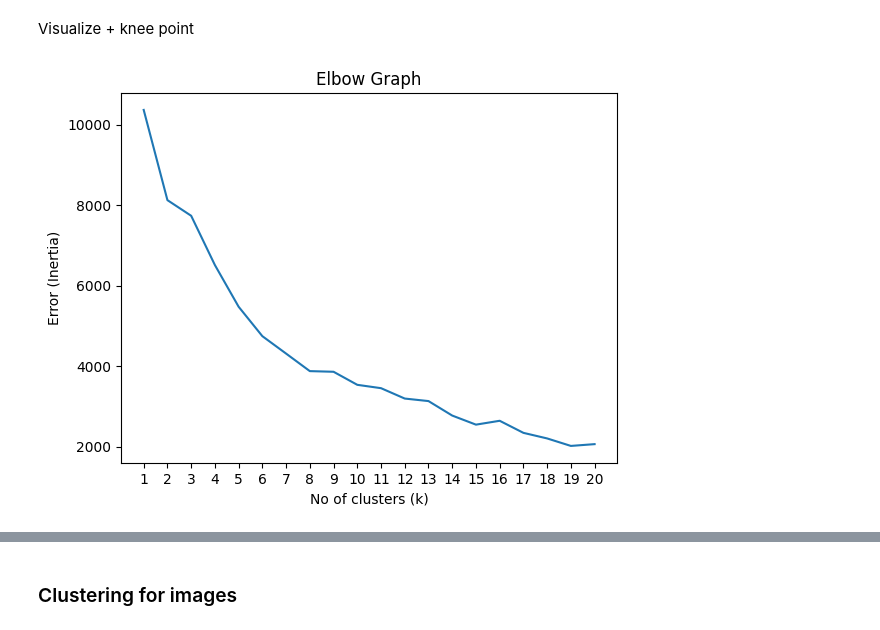
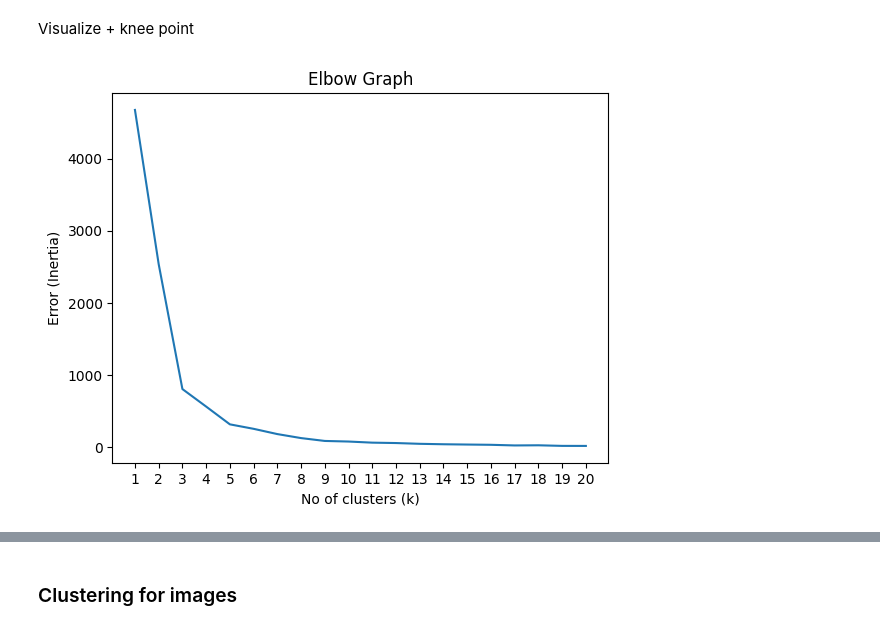
Before and after one commit to Alex9667/PetfinderPawpularityScore, a Jupyter notebook: app.ipynb, the cells around one changed output, grey strips where cells are left out. Cells and saved outputs as stored; diff of their text form; code cells hidden in the pictures.

Commit message:
Fixed unsupervised methods (clustering)
Added PCA before fit

```diff
--- a/app.ipynb
+++ b/app.ipynb
@@ -257,0 +260,32 @@ fig2.savefig("./static/kmeansplot4_scale_pca.png")
+# %%
+pca = PCA(n_components=2)
+clusters = 5
+X_pca = pca.fit_transform(kmean_data)
+kmeans = KMeans(n_clusters=clusters)
+kmeans.fit(X_pca)
+kmean_pred = kmeans.predict(X_pca)
+
+X_pca_scaled = pca.fit_transform(kmean_data_scaled)
+kmeans_with_scaled = KMeans(n_clusters=clusters)
+kmeans_with_scaled.fit(X_pca_scaled)
+kmean_pred_from_scaled = kmeans_with_scaled.predict(X_pca_scaled)
+
+
+# fig1, ax1 = plt.subplots()
+fig1 = plt.figure()
+ax1 = plt.axes(projection='3d')
+fig2, ax2 = plt.subplots()
+
+ax1.scatter(X_pca[:,0], X_pca[:,1], c=kmean_pred)
+ax1.scatter(kmeans.cluster_centers_[:,0], kmeans.cluster_centers_[:,1], c='black', marker='+')
+ax1.set_title("Not scaled, with PCA")
+fig1.savefig("./static/kmeansplot_early_pca_noscale.png")
+
+# X_pca = pca.fit_transform(kmean_data_scaled)
+ax2.scatter(X_pca_scaled[:,0], X_pca_scaled[:,1], c=kmean_pred_from_scaled)
+ax2.scatter(kmeans_with_scaled.cluster_centers_[:,0], kmeans_with_scaled.cluster_centers_[:,1], c='black', marker='+')
+ax2.set_title("Scaled, with PCA")
+fig2.savefig("./static/kmeansplot_early_pca_scale.png")
+
+print(kmeans.cluster_centers_)
+print(kmeans_with_scaled.cluster_centers_)
@@ -260,14 +307,14 @@ Visualize + knee point
 # %%
 error = []
 for i in range(1,21):
- kmeans = KMeans(n_clusters=i).fit(kmean_data_scaled)
+ kmeans = KMeans(n_clusters=i).fit(X_pca_scaled)
  error.append(kmeans.inertia_)
 
 plt.plot(range(1,21), error)
 plt.title("Elbow Graph")
 plt.xlabel("No of clusters (k)")
 plt.ylabel("Error (Inertia)")
 plt.xticks([1,2,3,4,5,6,7,8,9,10,11,12,13,14,15,16,17,18,19,20])
-plt.savefig("static/kmeans_elbowgraph.png")
+plt.savefig("static/kmeans_pca_scaled_elbowgraph.png")
 # %% [output]
-[figure, old version]
+[figure, new version]
```
Also changed, not shown: parts of 6 cells of this notebook, 9 other files.
